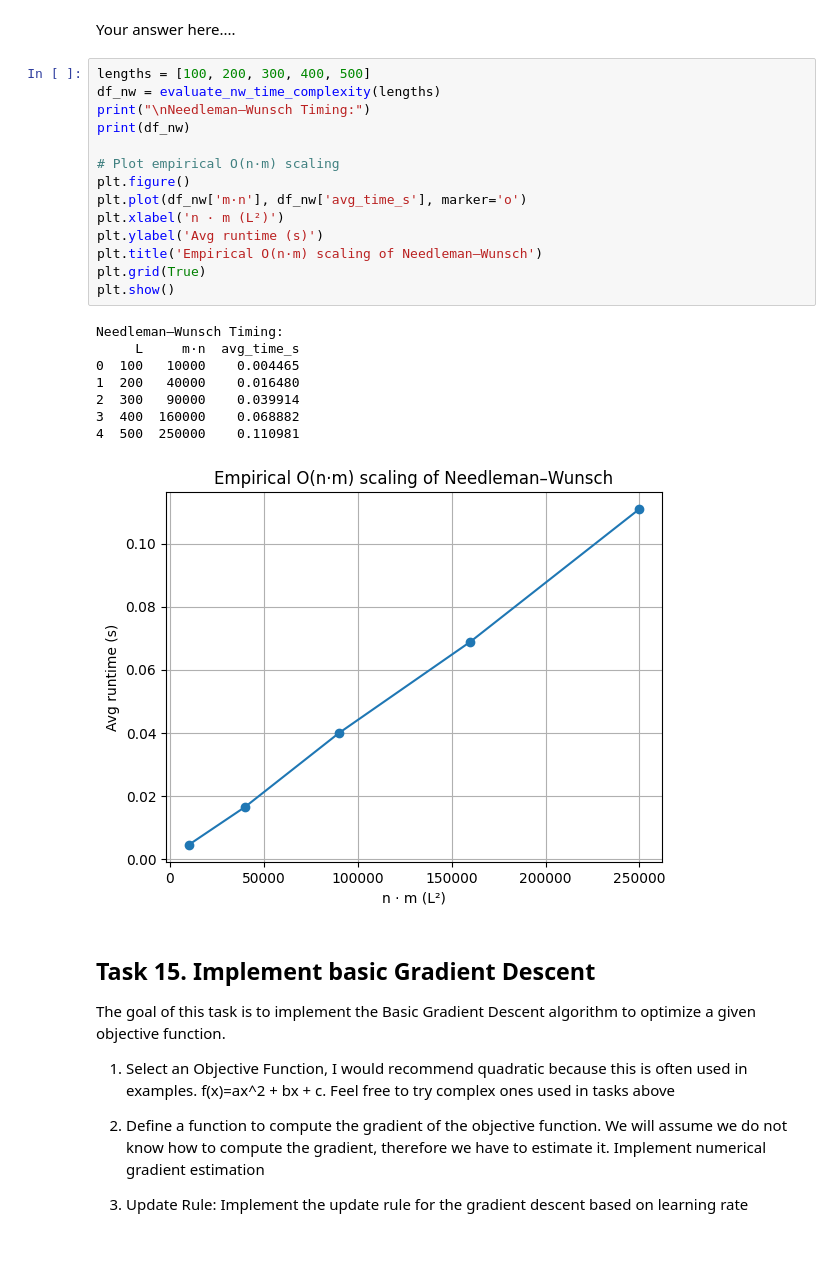
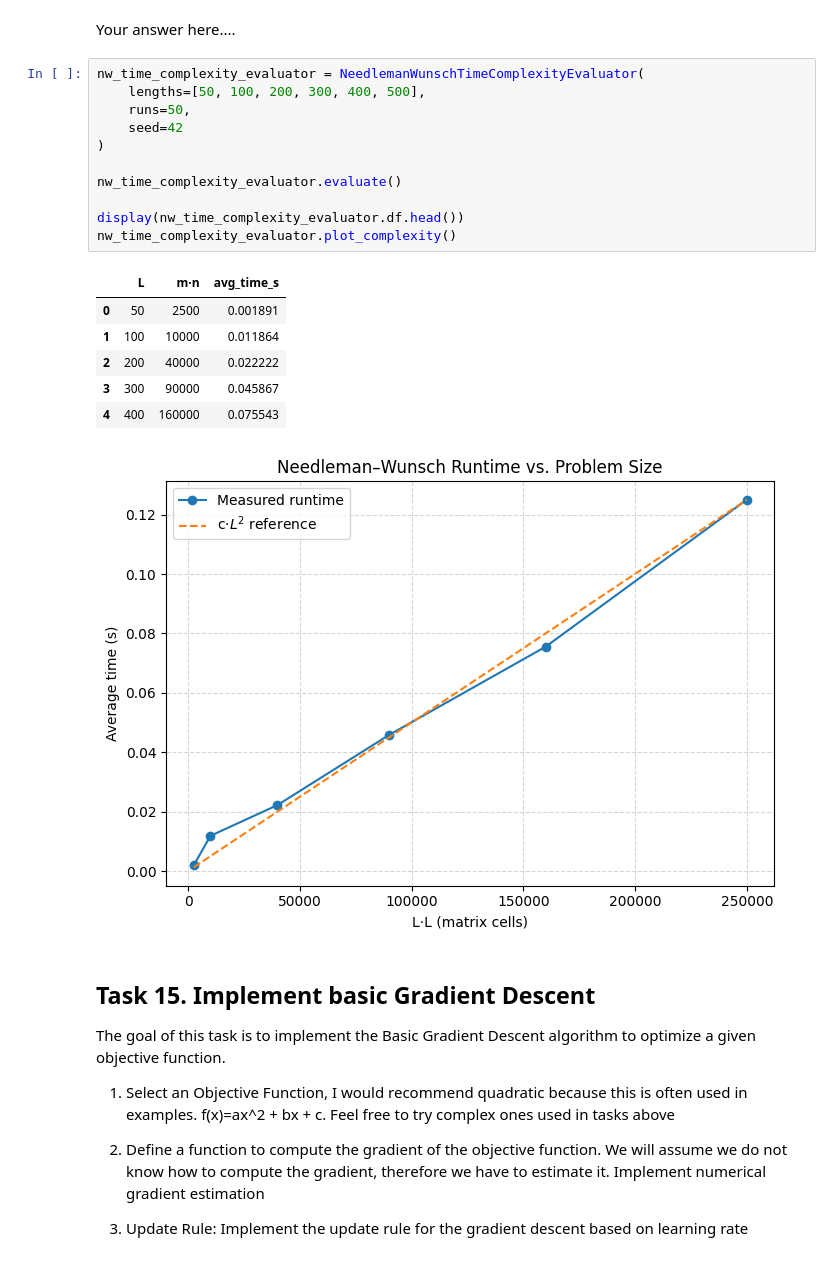
Before and after one commit to MarioSomodi/Optimization-Algorithms, a Jupyter notebook: OABOEC_Project_Mario_Somodi.ipynb, the cells around one changed output. Saved outputs shown, nothing was run; the diff lists cells and outputs as text.

```diff
--- a/OABOEC_Project_Mario_Somodi.ipynb
+++ b/OABOEC_Project_Mario_Somodi.ipynb
@@ -874,29 +871,25 @@ Alignment score: -3
 3.   When we say time complexity, we mean O() annotation. This means worst possible case. Using the implementation from Task 13. demonstrate the worst time complexity or worst possible case.
 # %% [markdown]
 Your answer here....
-# %%
-lengths = [100, 200, 300, 400, 500]
-df_nw = evaluate_nw_time_complexity(lengths)
-print("\nNeedleman–Wunsch Timing:")
-print(df_nw)
-
-# Plot empirical O(n·m) scaling
-plt.figure()
-plt.plot(df_nw['m·n'], df_nw['avg_time_s'], marker='o')
-plt.xlabel('n · m (L²)')
-plt.ylabel('Avg runtime (s)')
-plt.title('Empirical O(n·m) scaling of Needleman–Wunsch')
-plt.grid(True)
-plt.show()
-# %% [output]
-Needleman–Wunsch Timing:
-     L     m·n  avg_time_s
-0  100   10000    0.004465
-1  200   40000    0.016480
-2  300   90000    0.039914
-3  400  160000    0.068882
-4  500  250000    0.110981
-[figure, removed]
+# %%
+nw_time_complexity_evaluator = NeedlemanWunschTimeComplexityEvaluator(
+    lengths=[50, 100, 200, 300, 400, 500],
+    runs=50,
+    seed=42
+)
+
+nw_time_complexity_evaluator.evaluate()
+
+display(nw_time_complexity_evaluator.df.head())
+nw_time_complexity_evaluator.plot_complexity()
+# %% [output]
+|  | L | m·n | avg_time_s |
+| 0 | 50 | 2500 | 0.001891 |
+| 1 | 100 | 10000 | 0.011864 |
+| 2 | 200 | 40000 | 0.022222 |
+| 3 | 300 | 90000 | 0.045867 |
+| 4 | 400 | 160000 | 0.075543 |
+[figure, added]
 # %% [markdown]
 <h2> Task 15. Implement basic Gradient Descent </h2>
 The goal of this task is to implement the Basic Gradient Descent algorithm to optimize a given objective function.
```
Also changed, not shown: parts of 4 cells of this notebook, 2 other files.
